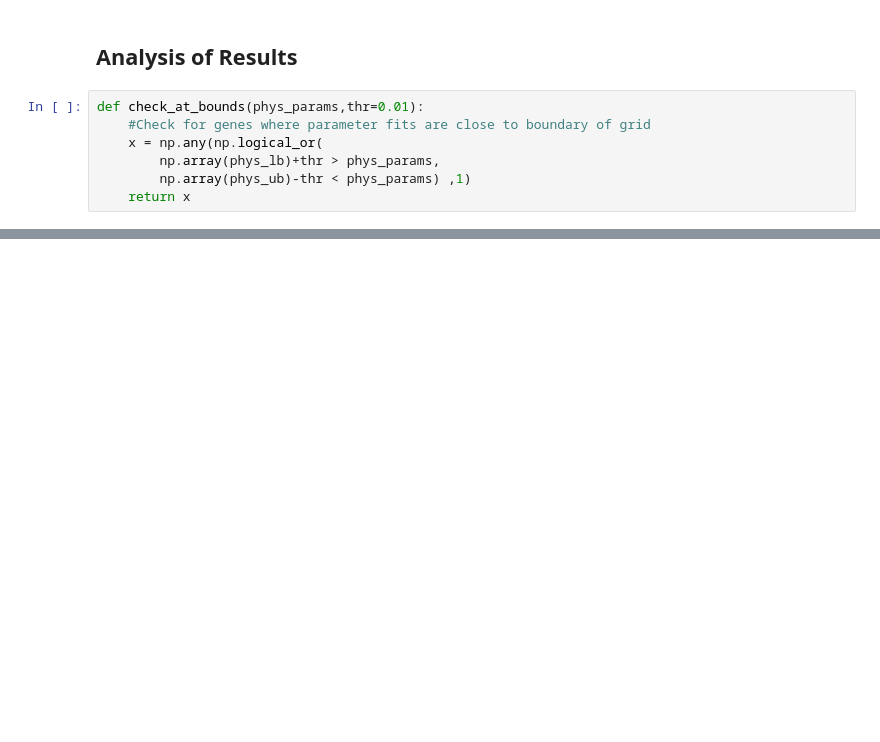
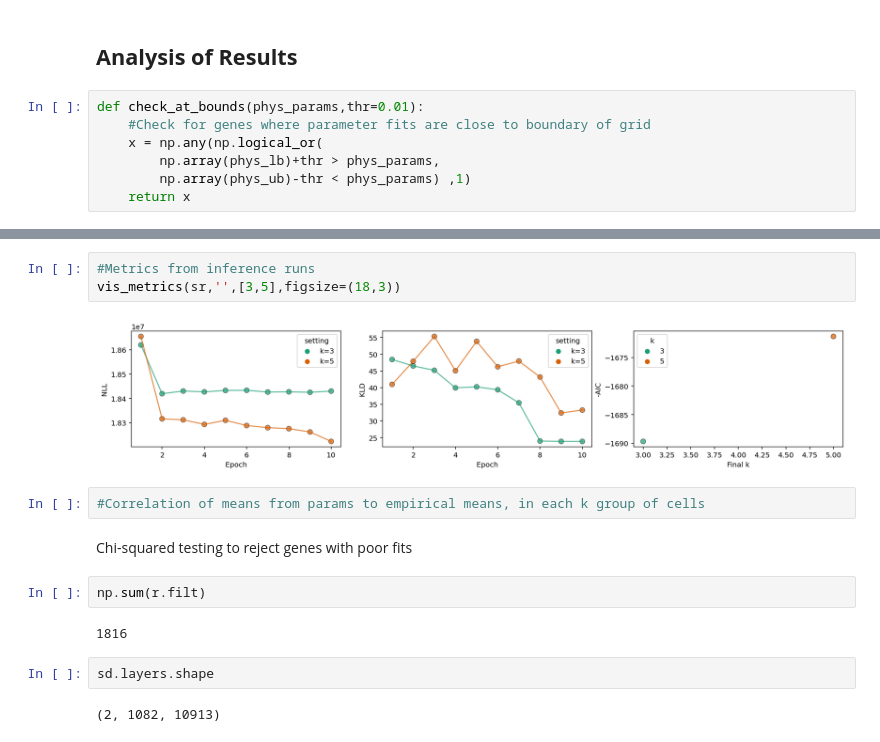
Before and after one commit to tarachari3/perturbCME, a Jupyter notebook: notebooks/20230620_exMM_PBMCData_Monod.ipynb, the cells around one changed output, grey strips where cells are left out. Saved outputs shown, nothing was run; the diff lists cells and outputs as text; blank space fills up the shorter version.

```diff
--- a/notebooks/20230620_exMM_PBMCData_Monod.ipynb
+++ b/notebooks/20230620_exMM_PBMCData_Monod.ipynb
@@ -502,0 +765,17 @@ sr_arr
+# %%
+#Metrics from inference runs
+vis_metrics(sr,'',[3,5],figsize=(18,3))
+# %% [output]
+[figure, added]
+# %%
+#Correlation of means from params to empirical means, in each k group of cells
+# %% [markdown]
+Chi-squared testing to reject genes with poor fits
+# %%
+np.sum(r.filt)
+# %% [output]
+1816
+# %%
+sd.layers.shape
+# %% [output]
+(2, 1082, 10913)
```
Also changed, not shown: parts of 48 cells of this notebook.
